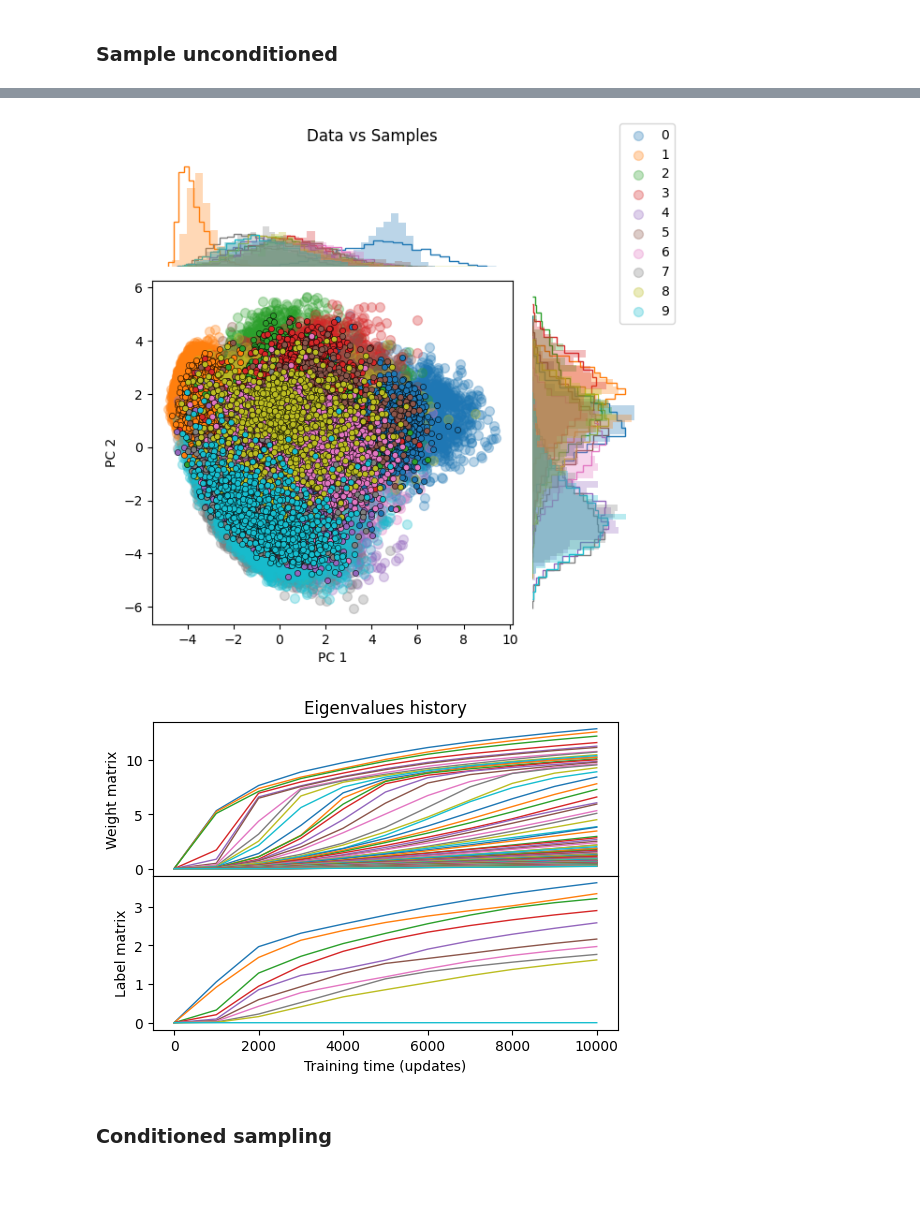
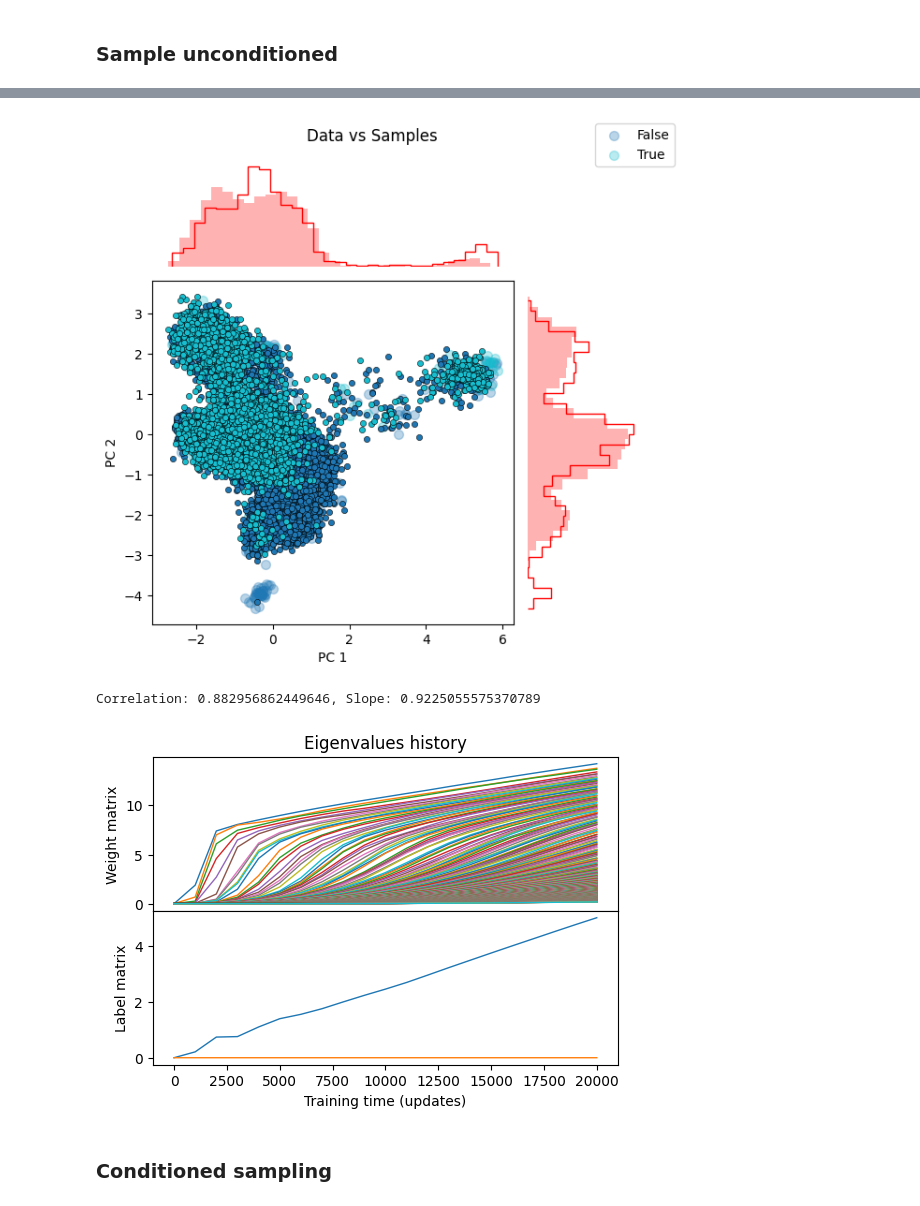
Before and after one commit to rossetl/annaDCA, a Jupyter notebook: tutorials/use_rbm.ipynb, the cells around one changed output, grey strips where cells are left out. Drawn from its saved outputs; the diff is of its cells as text; code cells hidden in the pictures.

Commit message:
set up centering for bernoulli variables, continuous label in dataset

```diff
--- a/tutorials/use_rbm.ipynb
+++ b/tutorials/use_rbm.ipynb
@@ -12,26 +38,26 @@ from annadca.plot import plot_PCA
 # %%
-fname_data = "../example_data/MNIST_train.csv"
-checkpoint_dir = "../models/bernoulli_checkpoints"
-fname_model = os.path.join(checkpoint_dir, "model_update_10000.pt")
+#fname_data = "../example_data/MNIST_train.csv"
+#checkpoint_dir = "../models/relu_checkpoints"
+#fname_model = os.path.join(checkpoint_dir, "model_update_10000.pt")
 
-# fname_data = "../example_data/Natural_CM.csv"
-# checkpoint_dir = "../models/CM_test/modular_rbm_checkpoints"
-# fname_model = os.path.join(checkpoint_dir, "model_update_20000.pt")
+fname_data = "../example_data/Natural_CM.csv"
+checkpoint_dir = "../models/CM_bernoulli2_checkpoints"
+fname_model = os.path.join(checkpoint_dir, "model_update_20000.pt")
 # %%
 device = torch.device("cuda" if torch.cuda.is_available() else "cpu")
 dtype = torch.float32
 # %%
 # Import dataset
-tokens = get_tokens("01")
+tokens = get_tokens("protein")
 dataset = annaDataset(
     path_data=fname_data,
-    column_names="name",
+    column_names="header",
     column_sequences="sequence",
     column_labels="label",
     alphabet=tokens,
     path_weights=None,
-    no_reweighting=True,
-    is_binary=True,
+    no_reweighting=False,
+    is_binary=False,
     device=device,
     dtype=dtype,
 )
@@ -43,10 +69,10 @@ labels_data = dataset.to_label(dataset.labels_one_hot)
 # Load the model and the chains
 checkpoint = torch.load(fname_model, map_location=device)
 rbm = get_rbm(
-    visible_type="bernoulli",
+    visible_type="potts",
     hidden_type="bernoulli",
-    visible_shape=checkpoint["model_state_dict"]["weight_matrix"].shape[0],
-    hidden_shape=checkpoint["model_state_dict"]["weight_matrix"].shape[1],
+    visible_shape=checkpoint["model_state_dict"]["weight_matrix"].shape[0:2],
+    hidden_shape=checkpoint["model_state_dict"]["weight_matrix"].shape[2],
     num_classes=dataset.get_num_classes(),
 )
 
@@ -134,6 +169,6 @@ plt.tight_layout()
 # %% [markdown]
 ### Sample unconditioned
 # %%
-samples = rbm.sample(gibbs_steps=1000, num_samples=10000)
+samples = rbm.sample(gibbs_steps=10000, num_samples=10000)
 samples_proj = pca.transform(samples["visible"].view(len(samples["visible"]), -1).cpu().numpy())
 samples_labels = dataset.to_label(samples["label"])
@@ -140,21 +177,29 @@ samples_labels = dataset.to_label(samples["label"])
 # %%
 fig = plt.figure(figsize=(6,6))
 fig = plot_PCA(
     fig=fig,
     data1=data_proj,
     labels1=labels_data,
     data2=samples_proj,
     labels2=samples_labels,
     label_to_color=label_to_color,
     dim1=0,
     dim2=1,
     title="Data vs Samples",
-    split_labels=True,
+    split_labels=False,
 )
+
 fig.legend(bbox_to_anchor=(1.05, 1.0))
 fig.tight_layout()
 # %% [output]
-[figure, old version]
+[figure, new version]
+# %%
+pi = get_freq_single_point(samples["visible"])
+pij = get_freq_two_points(samples["visible"])
+rho, slope = get_correlation_two_points(fij, pij, fi, pi)
+print(f"Correlation: {rho}, Slope: {slope}")
+# %% [output]
+Correlation: 0.882956862449646, Slope: 0.9225055575370789
 # %%
 updates, eigenvalues = get_eigenvalues_history(checkpoint_dir, target_matrix="weight_matrix", device=device, dtype=dtype)
 updates, eigenvalues_labels = get_eigenvalues_history(checkpoint_dir, target_matrix="label_matrix", device=device, dtype=dtype)
@@ -168,7 +213,7 @@ ax[0].set_ylabel("Weight matrix")
 ax[1].set_ylabel("Label matrix")
 ax[0].set_title("Eigenvalues history");
 # %% [output]
-[figure, old version]
+[figure, new version]
 # %% [markdown]
 ### Conditioned sampling
 # %%
```
Also changed, not shown: parts of 16 cells of this notebook, 10 other files.
